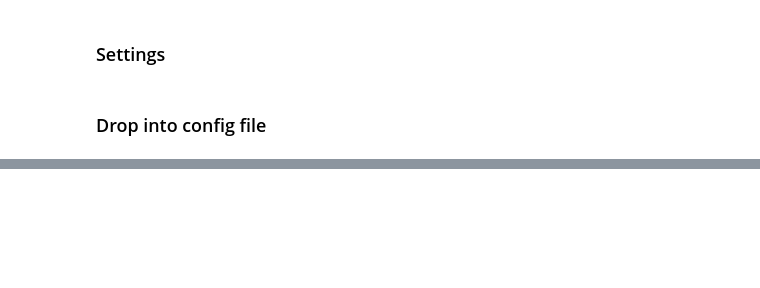
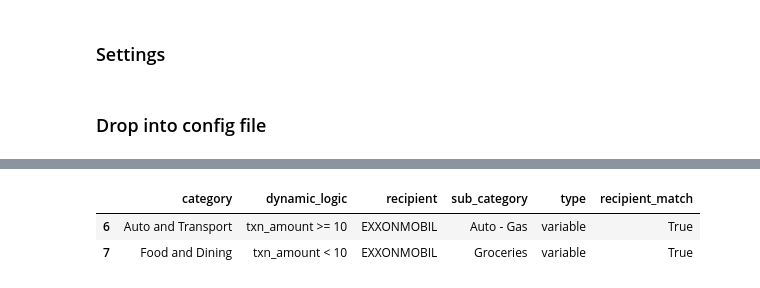
Before and after one commit to b-o-l-l-a/finances, a Jupyter notebook: notebooks/Untitled.ipynb, the cells around one changed output, grey strips where cells are left out. Cells and saved outputs as stored; diff of their text form; code cells hidden in the pictures; blank space fills up the shorter version.

```diff
--- a/notebooks/Untitled.ipynb
+++ b/notebooks/Untitled.ipynb
@@ -140,0 +299,15 @@ txn_file.txn_df
+# %%
+row = full_txn_df.iloc[6]
+txn_description = row['txn_description']
+# %%
+txn_config_subset = txn_config_df.copy()
+txn_config_subset["recipient_match"] = txn_config_subset.apply(
+    lambda x: True if x["recipient"] in txn_description else False, axis = 1
+)
+txn_config_subset = txn_config_subset[txn_config_subset["recipient_match"] == True]
+# %%
+txn_config_subset
+# %% [output]
+|  | category | dynamic_logic | recipient | sub_category | type | recipient_match |
+| 6 | Auto and Transport | txn_amount >= 10 | EXXONMOBIL | Auto - Gas | variable | True |
+| 7 | Food and Dining | txn_amount < 10 | EXXONMOBIL | Groceries | variable | True |
```
Also changed, not shown: parts of 10 cells of this notebook.
